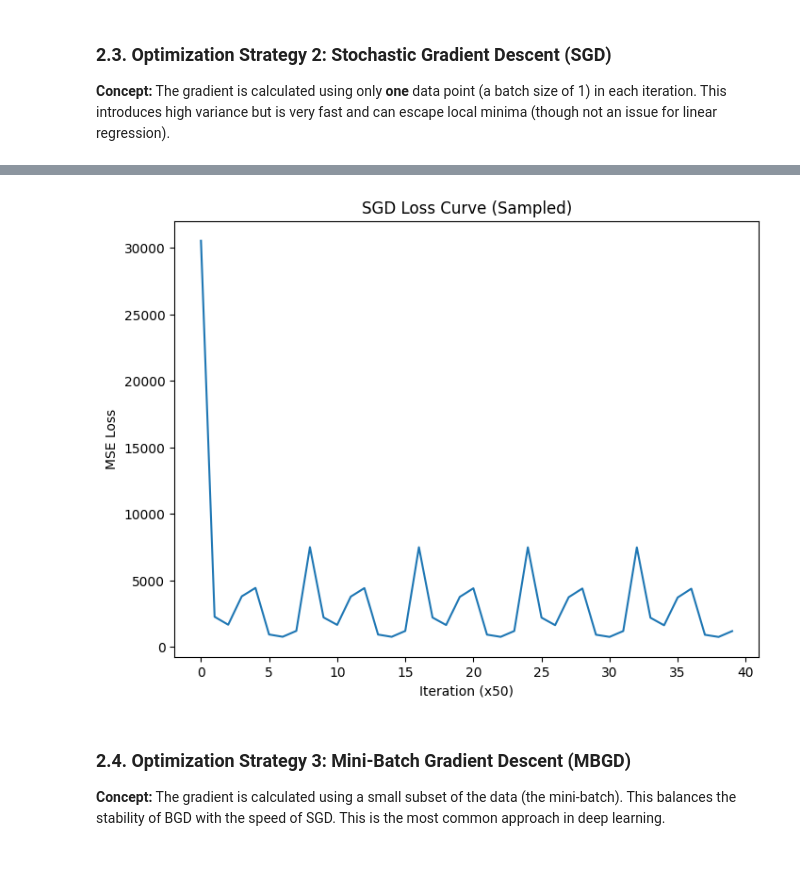
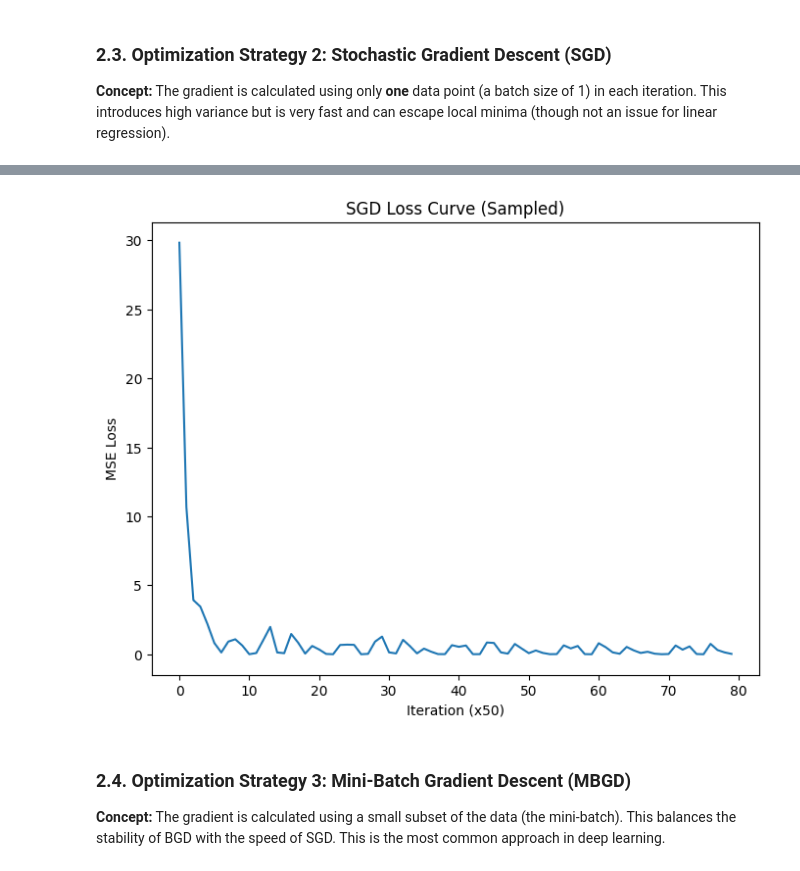
Before and after one commit to Omid-Mohebi/ML-Workshop, a Jupyter notebook: Regression.ipynb, the cells around one changed output, grey strips where cells are left out. Cells and saved outputs as stored; diff of their text form; code cells hidden in the pictures.

```diff
--- a/Regression.ipynb
+++ b/Regression.ipynb
@@ -230,9 +291,9 @@ epochs_sgd = 5
 loss_history_sgd = []
 
 for epoch in range(epochs_sgd):
-    for i in range(len(X_train_lin)):
-        X_sample = X_train_lin[i:i+1]   # shape (1, input_size)
-        y_sample = y_train_lin[i:i+1]   # shape (1, output_size)
+    for i in range(len(X_train)):
+        X_sample = X_train[i:i+1]   # shape (1, input_size)
+        y_sample = y_train[i:i+1]   # shape (1, output_size)
 
         # Forward pass
         y_pred = X_sample @ W_sgd + b_sgd  # shapes broadcast: (1,output_size)
@@ -284,4 +345,4 @@ Epoch [5/5], Last Sample Loss: 2310.437256
-[figure, old version]
+[figure, new version]
 # %% [markdown]
 ### 2.4. Optimization Strategy 3: Mini-Batch Gradient Descent (MBGD)
 
```
Also changed, not shown: parts of 10 cells of this notebook.
